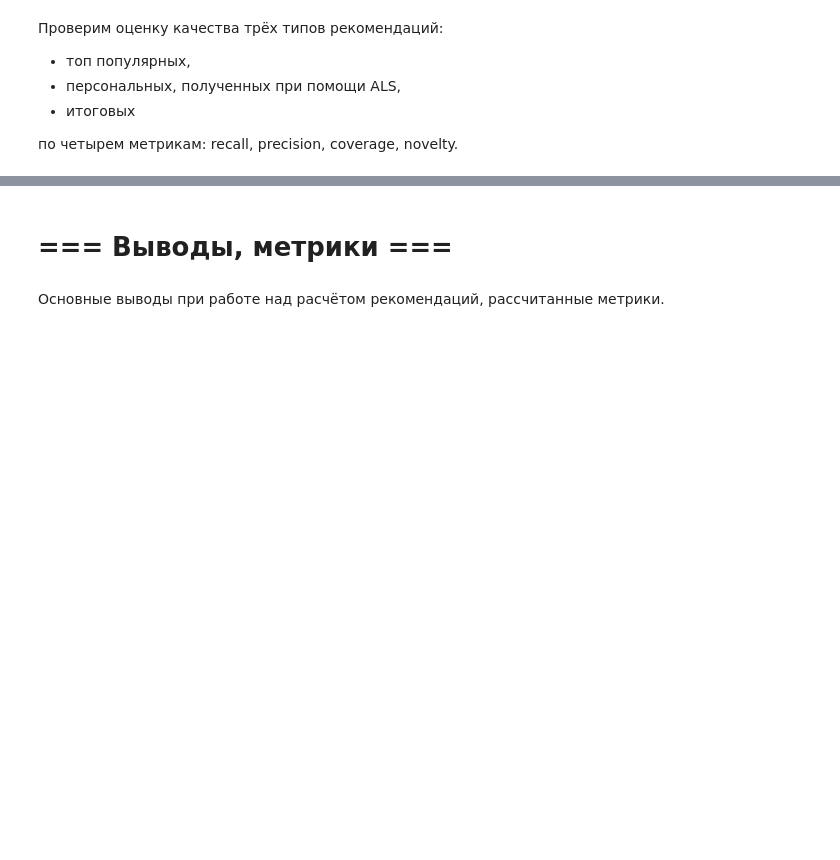
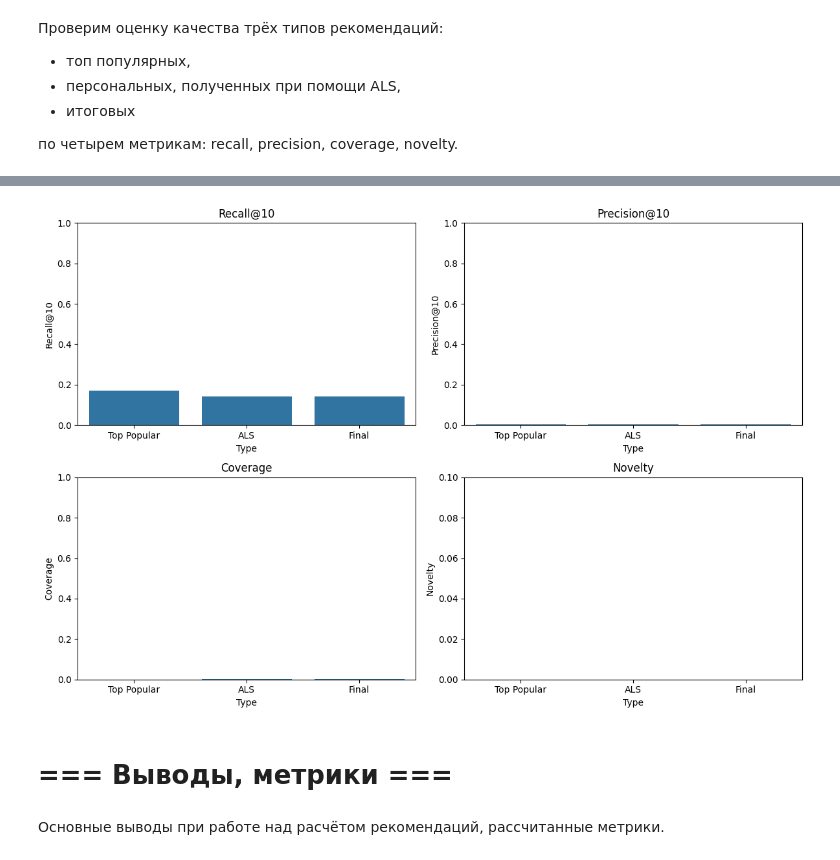
Before and after one commit to ACMDenis/mle-project-sprint-4-v001, a Jupyter notebook: recommendations.ipynb, the cells around one changed output, grey strips where cells are left out. Drawn from its saved outputs; the diff is of its cells as text; code cells hidden in the pictures; blank space fills up the shorter version.

Commit message:
new file:   recommendation_metrics_comparison.png 	modified:   recommendations.ipynb

```diff
--- a/recommendations.ipynb
+++ b/recommendations.ipynb
@@ -458,0 +682,12 @@ similar.to_parquet('similar.parquet', index=False)
+# %%
+
+# 2. Загрузка рекомендаций
+# Топ популярных
+top_popular = pd.read_parquet('top_popular.parquet')
+top10 = top_popular.head(10)['track_id'].tolist()
+
+# ALS рекомендации
+personal_als = pd.read_parquet('personal_als.parquet')
+
+# Финальные рекомендации
+final_recs = pd.read_parquet('final_recommendations.parquet')
@@ -458,0 +753,8 @@ similar.to_parquet('similar.parquet', index=False)
+# %%
+
+
+# 5. Подготовка вспомогательных данных
+# Размер каталога
+catalog_size = len(items)
+
+popularity_dict = train_events.groupby('track_id').size().to_dict()
@@ -458,0 +789,6 @@ similar.to_parquet('similar.parquet', index=False)
+# %%
+
+# 7. Результаты в виде таблицы
+results_df = pd.DataFrame(results)
+print("\nОценка качества рекомендаций:")
+print(results_df.set_index('Type').T)
@@ -459,4 +803,22 @@ similar.to_parquet('similar.parquet', index=False)
+# %%
+import matplotlib.pyplot as plt
+import seaborn as sns
+
+plt.figure(figsize=(12, 8))
+metrics = ['Recall@10', 'Precision@10', 'Coverage', 'Novelty']
+
+for i, metric in enumerate(metrics, 1):
+    plt.subplot(2, 2, i)
+    sns.barplot(x='Type', y=metric, data=results_df)
+    plt.title(metric)
+    plt.ylim(0, 1 if metric != 'Novelty' else 0.1)
+
+plt.tight_layout()
+plt.savefig('recommendation_metrics_comparison.png')
+plt.show()
+# %% [output]
+[figure, added]
 # %% [markdown]
 # === Выводы, метрики ===
 # %% [markdown]
-Основные выводы при работе над расчётом рекомендаций, рассчитанные метрики.
+ Основные выводы при работе над расчётом рекомендаций, рассчитанные метрики.
```
Also changed, not shown: parts of 23 cells of this notebook, 1 other file.
